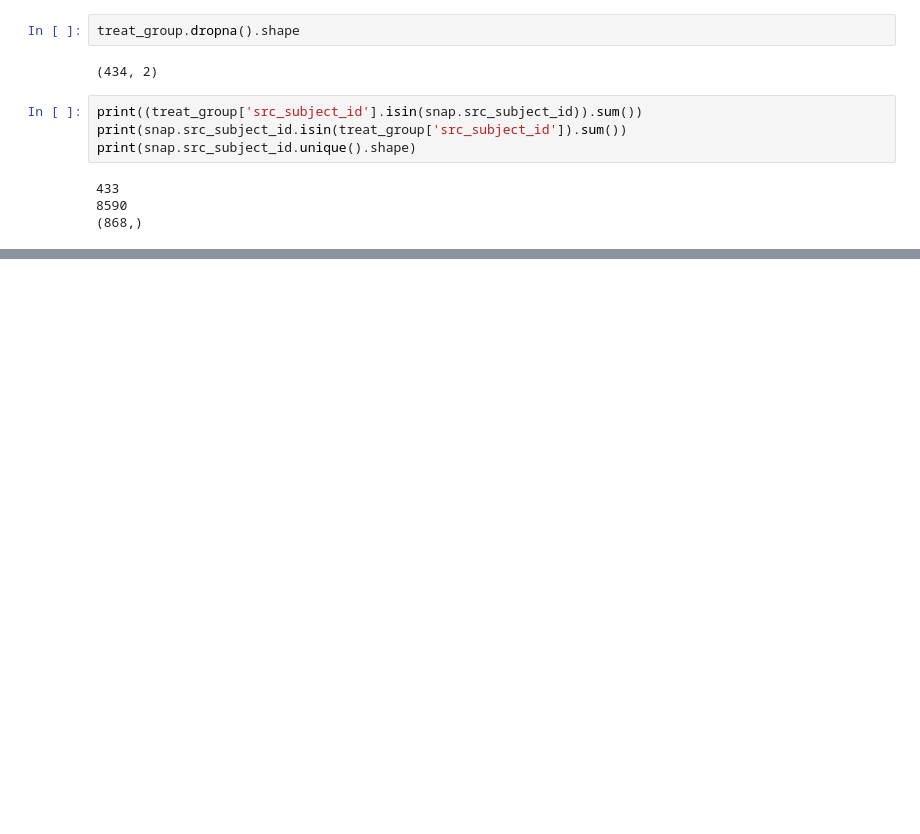
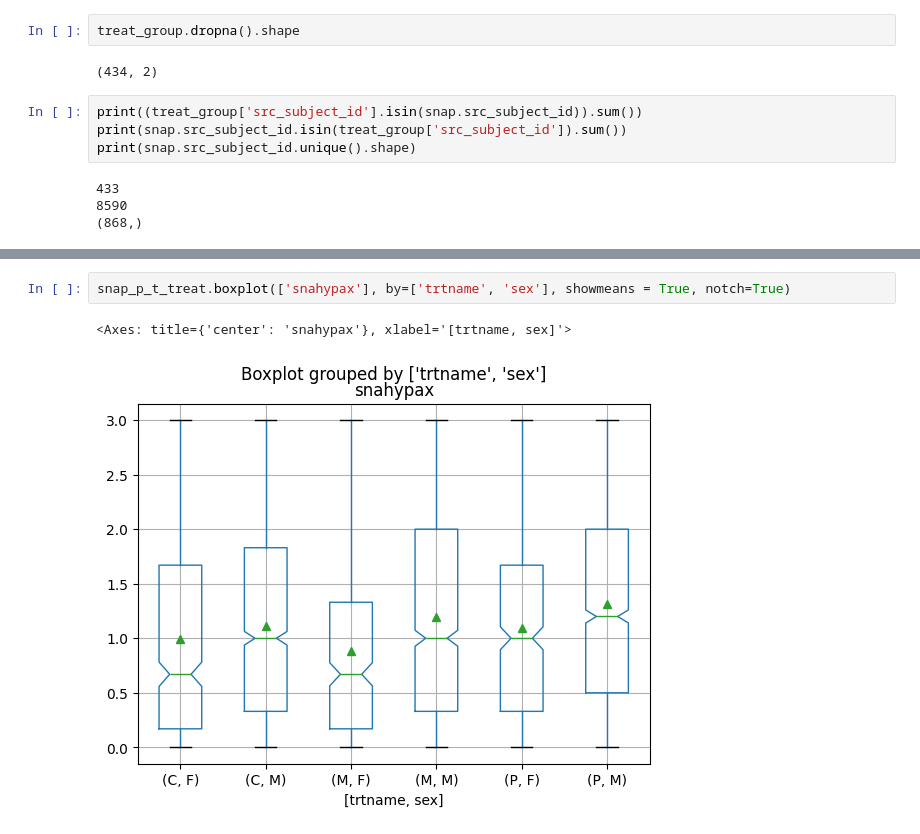
Before and after one commit to ALINA991/ADHD_fMRI, a Jupyter notebook: MTA/14_months_RR.ipynb, the cells around one changed output, grey strips where cells are left out. Saved outputs shown, nothing was run; the diff lists cells and outputs as text; blank space fills up the shorter version.

```diff
--- a/MTA/14_months_RR.ipynb
+++ b/MTA/14_months_RR.ipynb
@@ -700,0 +742,5 @@ rp.summary_cont(snap_p_t_treat.groupby('trtname')['snainatx'])
+# %%
+snap_p_t_treat.boxplot(['snahypax'], by=['trtname', 'sex'], showmeans = True, notch=True)
+# %% [output]
+<Axes: title={'center': 'snahypax'}, xlabel='[trtname, sex]'>
+[figure, added]
```
Also changed, not shown: parts of 54 cells of this notebook.
